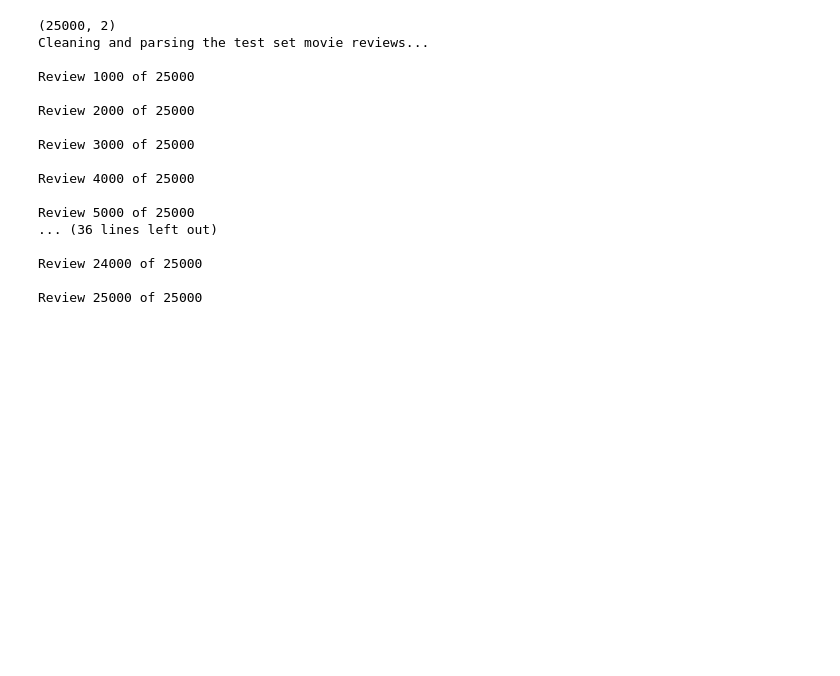
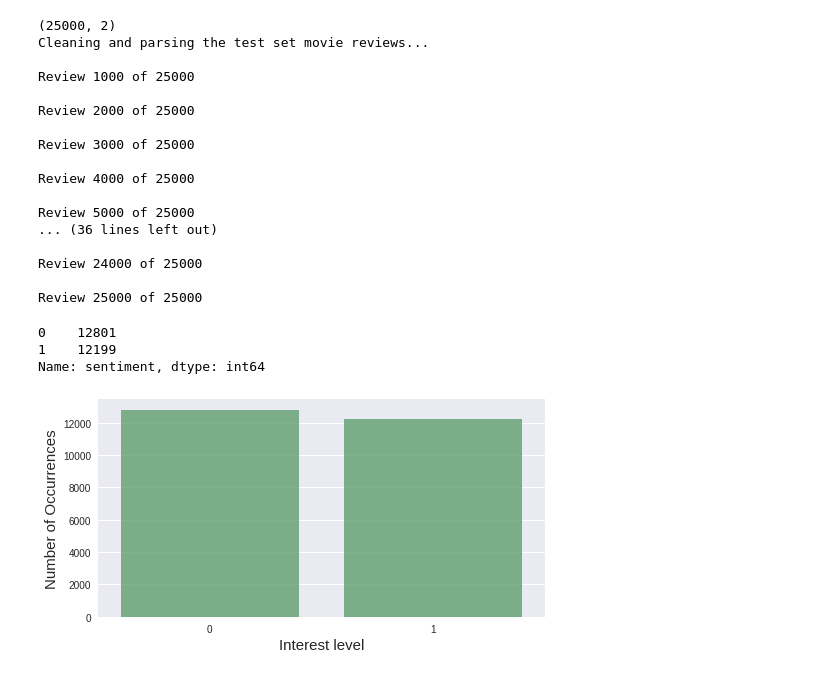
Before and after one commit to swapnilashtekar/NLP_Tutorials, a Jupyter notebook: Sentiment_label_predictions.ipynb, the cells around one changed output. Saved outputs shown, nothing was run; the diff lists cells and outputs as text; code cells hidden in the pictures; blank space fills up the shorter version.

```diff
--- a/Sentiment_label_predictions.ipynb
+++ b/Sentiment_label_predictions.ipynb
@@ -4,6 +4,7 @@ from bs4 import BeautifulSoup
 import re
 import nltk
 from nltk.corpus import stopwords # Import the stop word list
+
 
 def review_to_words( raw_review ):
     # Function to convert a raw review to a string of words
@@ -14,7 +15,7 @@ def review_to_words( raw_review ):
 
     #Let's remove HTML tags using beautifulsoup4
     # Initialize the BeautifulSoup object on a single movie review
-    example1 = BeautifulSoup(train["review"][0])
+    example1 = BeautifulSoup(raw_review)
 
     # Print the raw review and then the output of get_text(), for
     # comparison
@@ -215,3 +225,23 @@ Review 5000 of 25000
 Review 24000 of 25000
 
 Review 25000 of 25000
+# %%
+int_level = output['sentiment'].value_counts()
+print int_level
+
+import seaborn as sns
+import matplotlib.pyplot as plt
+%matplotlib inline
+
+color = sns.color_palette()
+
+plt.figure(figsize=(8,4))
+sns.barplot(int_level.index, int_level.values, alpha=0.8, color=color[1])
+plt.ylabel('Number of Occurrences', fontsize=15)
+plt.xlabel('Interest level', fontsize=15)
+plt.show()
+# %% [output]
+0    12801
+1    12199
+Name: sentiment, dtype: int64
+[figure, added]
```
Also changed, not shown: parts of 4 cells of this notebook, 1 other file.
